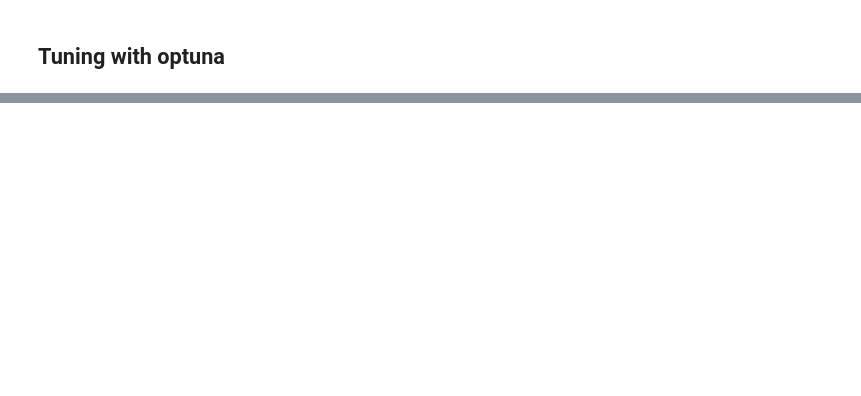
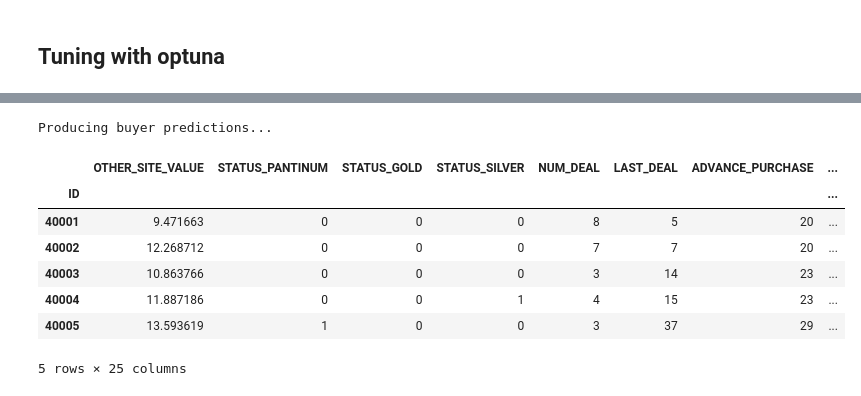
Before and after one commit to shaypal5/mba_ds_project, a Jupyter notebook: notebooks/pycaret_play.ipynb, the cells around one changed output, grey strips where cells are left out. Drawn from its saved outputs; the diff is of its cells as text; code cells hidden in the pictures; blank space fills up the shorter version.

Commit message:
model productization code

```diff
--- a/notebooks/pycaret_play.ipynb
+++ b/notebooks/pycaret_play.ipynb
@@ -594,0 +426,8 @@ tuned_gbc_res = predict_model(tuned_gbc)
+# %%
+input_fpath = get_ffp_rollout_fpath()
+input_reviews_fpath = get_reviews_rollout_fpath()
+output_fpath = get_recommendations_fpath()
+print("Predicting buyer flag!")
+print(f"for input: {input_fpath}")
+print(f"for input reviews: {input_reviews_fpath}")
+print(f"for output: {output_fpath}")
@@ -594,0 +439,9 @@ tuned_gbc_res = predict_model(tuned_gbc)
+# %%
+print("Reading input csv...")
+input_df = pd.read_csv(input_fpath)
+print("Preprocessing input csv...")
+input_df = pline.transform(
+    X=input_df,
+    verbose=True,
+    context={ContextKey.REVIEWS_FPATH: input_reviews_fpath}
+)
@@ -594,0 +464,18 @@ tuned_gbc_res = predict_model(tuned_gbc)
+# %%
+input_df = input_df.drop([Column.BUYER_FLAG], axis=1)
+# %%
+print("Producing buyer predictions...")
+pred_res = predict_model(final_gbc, input_df)
+# %% [output]
+Producing buyer predictions...
+# %%
+pred_res.head()
+# %% [output]
+|  | OTHER_SITE_VALUE | STATUS_PANTINUM | STATUS_GOLD | STATUS_SILVER | NUM_DEAL | LAST_DEAL | ADVANCE_PURCHASE | ... |
+| ID |  |  |  |  |  |  |  | ... |
+| 40001 | 9.471663 | 0 | 0 | 0 | 8 | 5 | 20 | ... |
+| 40002 | 12.268712 | 0 | 0 | 0 | 7 | 7 | 20 | ... |
+| 40003 | 10.863766 | 0 | 0 | 0 | 3 | 14 | 23 | ... |
+| 40004 | 11.887186 | 0 | 0 | 1 | 4 | 15 | 23 | ... |
+| 40005 | 13.593619 | 1 | 0 | 0 | 3 | 37 | 29 | ... |
+5 rows × 25 columns
```
Also changed, not shown: parts of 42 cells of this notebook, 12 other files.
